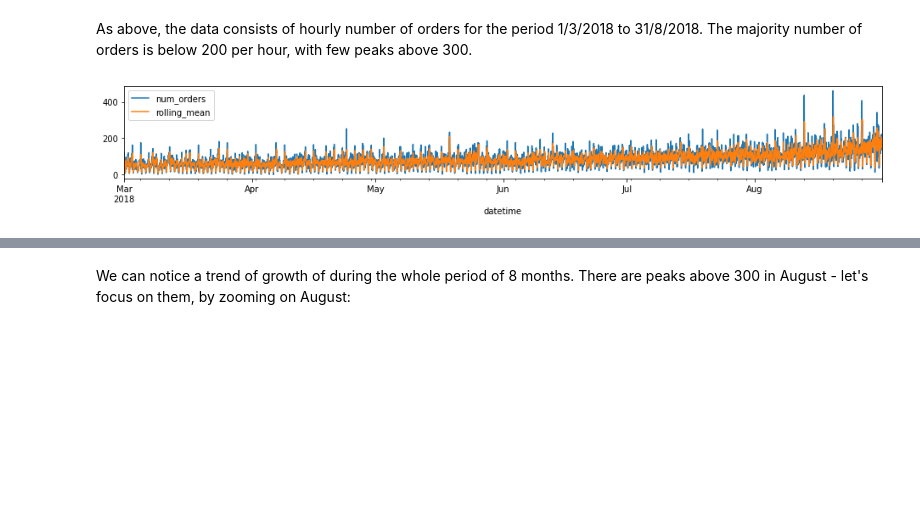
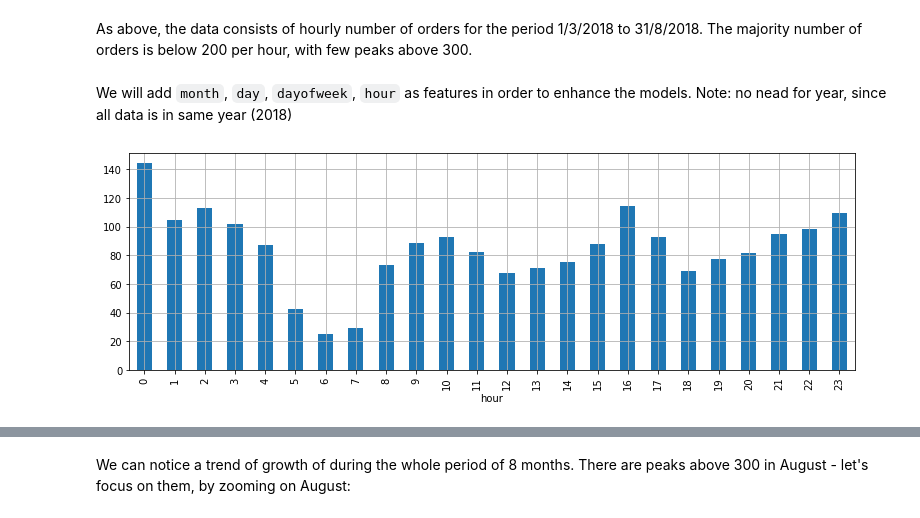
Before and after one commit to dnevo/Practicum, a Jupyter notebook: S13_Time_Series_taxi_orders_in_next_hour.ipynb, the cells around one changed output, grey strips where cells are left out. Saved outputs shown, nothing was run; the diff lists cells and outputs as text; code cells hidden in the pictures; blank space fills up the shorter version.

```diff
--- a/S13_Time_Series_taxi_orders_in_next_hour.ipynb
+++ b/S13_Time_Series_taxi_orders_in_next_hour.ipynb
@@ -81,9 +81,5 @@ None
 [figure]
 # %% [markdown]
 As above, the data consists of hourly number of orders for the period 1/3/2018 to 31/8/2018. The majority number of orders is below 200 per hour, with few peaks above 300.
-# %%
-data1 = data.copy()
-data1['rolling_mean'] = data1.rolling(3).mean()
-data1.plot(figsize=(16, 2));
-# %% [output]
-[figure, removed]
+# %% [markdown]
+We will add `month`, `day`, `dayofweek`, `hour` as features in order to enhance the models. Note: no nead for year, since all data is in same year (2018)
@@ -89,0 +91,4 @@ data1.plot(figsize=(16, 2));
+# %%
+data.groupby('hour')['num_orders'].mean().plot(kind='bar', grid=True, figsize=(13, 4));
+# %% [output]
+[figure, added]
```
Also changed, not shown: parts of 18 cells of this notebook.
